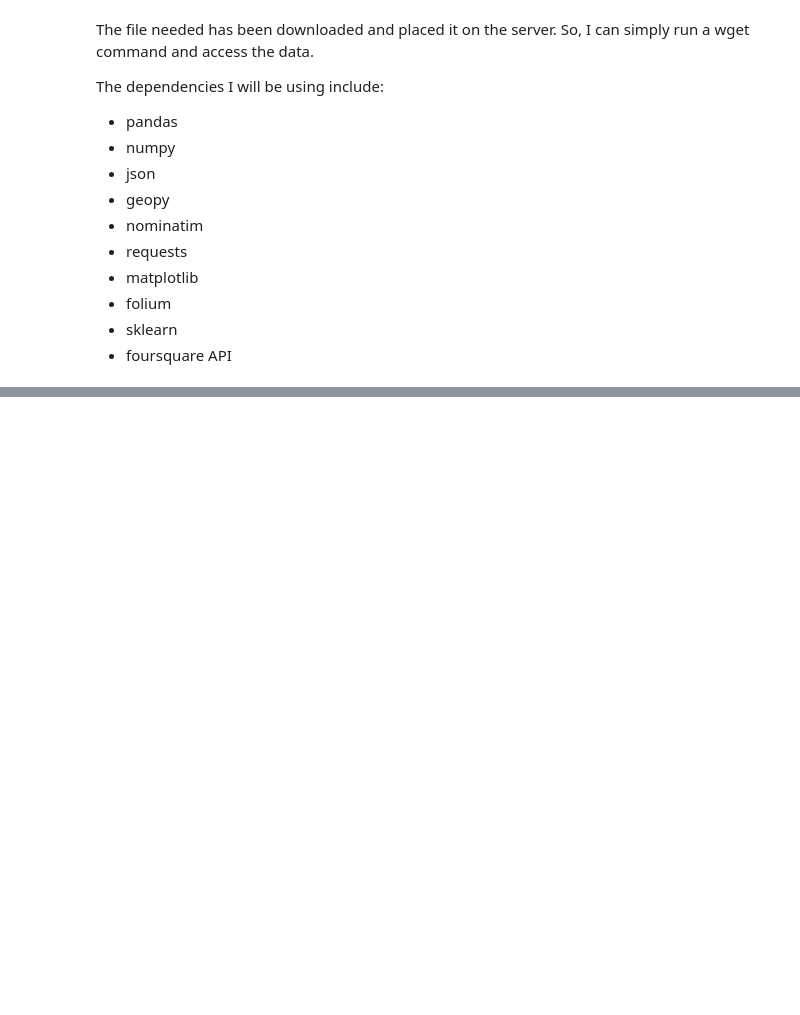
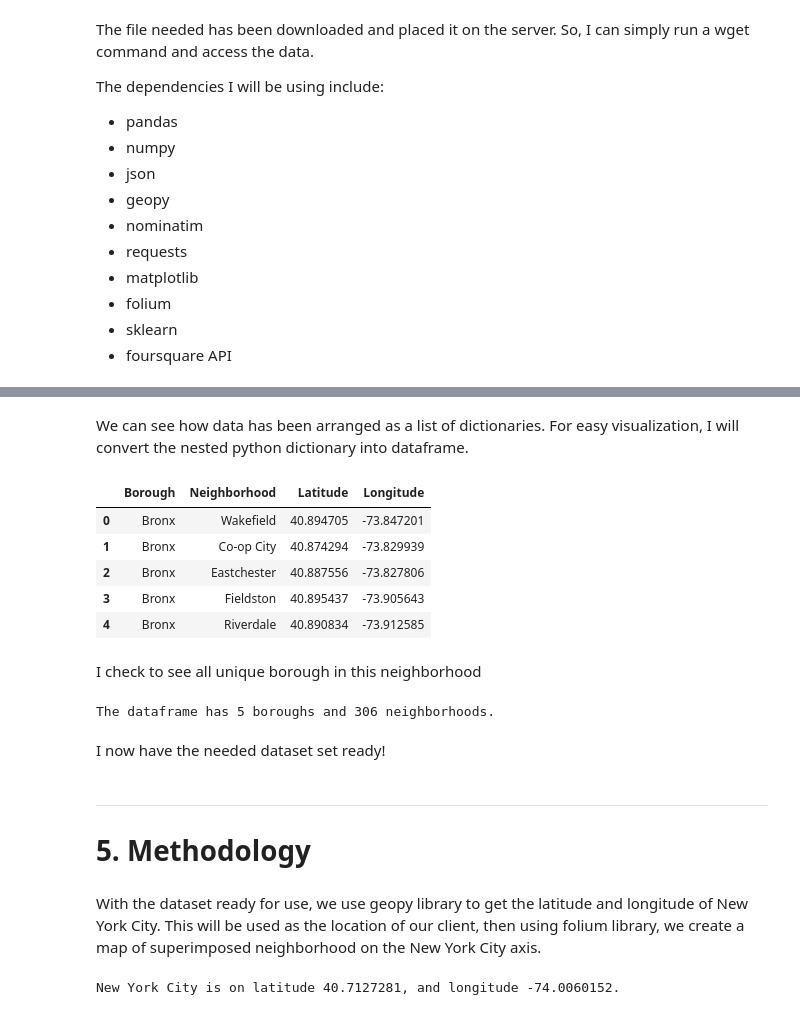
Before and after one commit to Maxwell-ihiaso/an-integrated-model-to-identify-and-classify-key-criteria-in-choosing-a-business-location, a Jupyter notebook: Model to identify and classify business location.ipynb, the cells around one changed output, grey strips where cells are left out. Saved outputs shown, nothing was run; the diff lists cells and outputs as text; code cells hidden in the pictures; blank space fills up the shorter version.

```diff
--- a/Model to identify and classify business location.ipynb
+++ b/Model to identify and classify business location.ipynb
@@ -98,0 +139,4 @@ The dependencies I will be using include:
+# %%
+
+with open('newyork_data.json') as json_data:
+    newyork_data = json.load(json_data)
@@ -98,0 +169,3 @@ The dependencies I will be using include:
+# %%
+neighborhoods_data = newyork_data['features']
+neighborhoods_data[0:5]
@@ -98,0 +190,61 @@ The dependencies I will be using include:
+# %% [markdown]
+We can see how data has been arranged as a list of dictionaries. For easy visualization, I will convert the nested python dictionary into dataframe.
+# %%
+
+# define the dataframe columns
+column_names = ['Borough', 'Neighborhood', 'Latitude', 'Longitude']
+
+# instantiate the dataframe
+neighborhoods = pd.DataFrame(columns=column_names)
+
+# loop through the data to fill the dataframe one after the other
+for data in neighborhoods_data:
+    borough = data['properties']['borough']
+    neighborhood_name = data['properties']['name']
+
+    neighborhood_latlon = data['geometry']['coordinates']
+    neighborhood_lat = neighborhood_latlon[1]
+    neighborhood_lon = neighborhood_latlon[0]
+
+    neighborhoods = neighborhoods.append({'Borough': borough,
+                                          'Neighborhood': neighborhood_name,
+                                          'Latitude': neighborhood_lat,
+                                          'Longitude': neighborhood_lon}, ignore_index=True)
+# %%
+neighborhoods.head()
+# %% [output]
+|  | Borough | Neighborhood | Latitude | Longitude |
+| 0 | Bronx | Wakefield | 40.894705 | -73.847201 |
+| 1 | Bronx | Co-op City | 40.874294 | -73.829939 |
+| 2 | Bronx | Eastchester | 40.887556 | -73.827806 |
+| 3 | Bronx | Fieldston | 40.895437 | -73.905643 |
+| 4 | Bronx | Riverdale | 40.890834 | -73.912585 |
+# %% [markdown]
+I check to see all unique borough in this neighborhood
+# %%
+print('The dataframe has {} boroughs and {} neighborhoods.'.format(
+        len(neighborhoods['Borough'].unique()),
+        neighborhoods.shape[0]
+    )
+)
+# %% [output]
+The dataframe has 5 boroughs and 306 neighborhoods.
+# %% [markdown]
+I now have the needed dataset set ready!
+# %% [markdown]
+----
+# 5. Methodology
+# %% [markdown]
+With the dataset ready for use, we use geopy library to get the latitude and longitude of New York City. This will be used as the location of our client, then using folium library, we create a map of superimposed neighborhood on the New York City axis.
+# %%
+# use geopy to get latitude and longitude of New York City, our position to work with
+
+address = 'New York City, NY'
+
+geolocator = Nominatim(user_agent="ny_explorer")
+location = geolocator.geocode(address)
+latitude = location.latitude
+longitude = location.longitude
+print('New York City is on latitude {}, and longitude {}.'.format(latitude, longitude))
+# %% [output]
+New York City is on latitude 40.7127281, and longitude -74.0060152.
```
Also changed, not shown: parts of 29 cells of this notebook.
